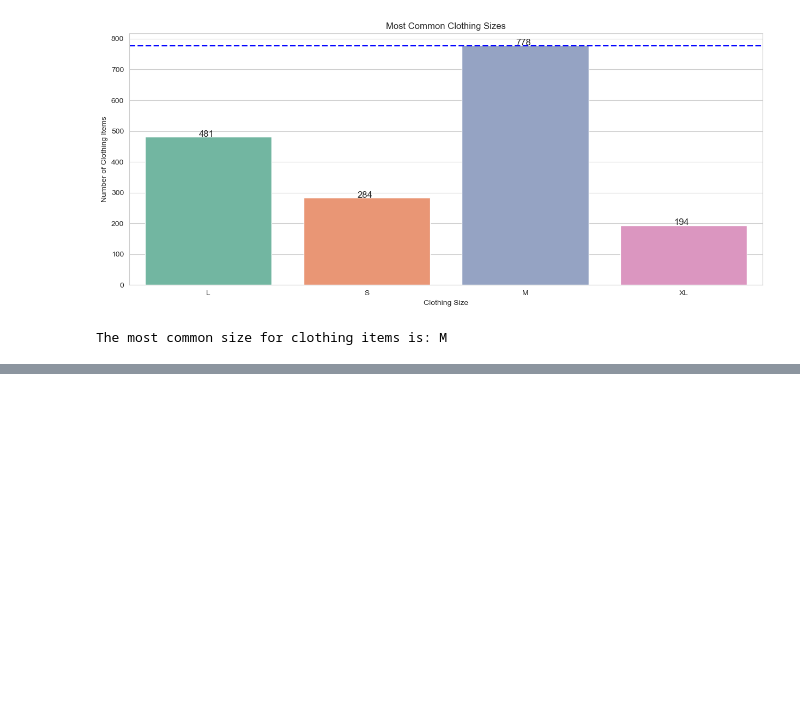
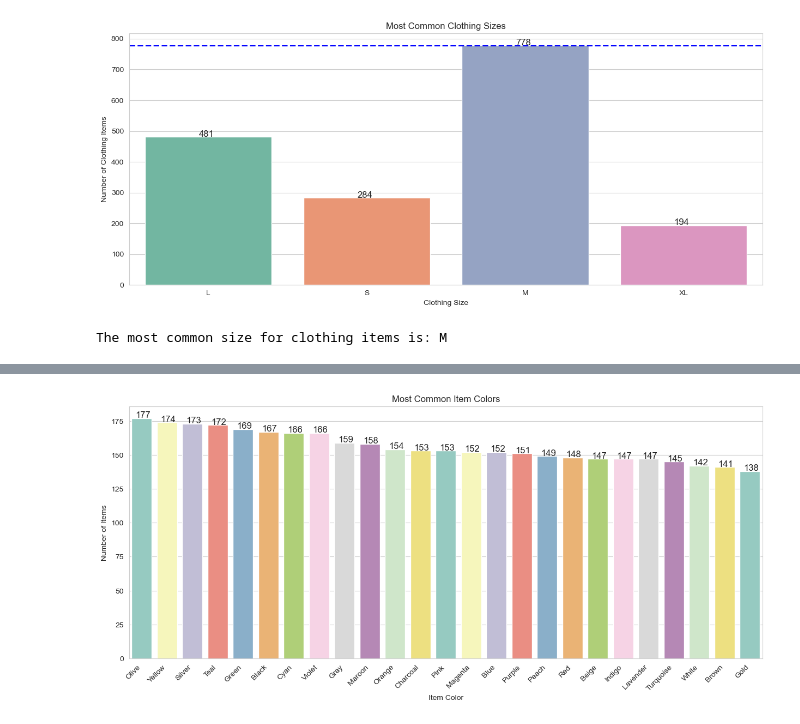
Before and after one commit to noeyislearning/customer-shopping-trends, a Jupyter notebook: generate_report_v1.ipynb, the cells around one changed output, grey strips where cells are left out. Saved outputs shown, nothing was run; the diff lists cells and outputs as text; code cells hidden in the pictures; blank space fills up the shorter version.

```diff
--- a/generate_report_v1.ipynb
+++ b/generate_report_v1.ipynb
@@ -363,0 +374,25 @@ The most common size for clothing items is: M
+# %%
+# Calculate the count of each color for items purchased
+color_counts = df['Color'].value_counts()
+
+# Find the most common color
+most_common_color = color_counts.idxmax()
+
+# Visualize the most common item colors (use Seaborn)
+plt.figure(figsize=(15, 6))
+sns.barplot(x=color_counts.index, y=color_counts, data=df, palette='Set3')
+
+# Add a title and show the plot
+plt.title("Most Common Item Colors")
+plt.xlabel("Item Color")
+plt.ylabel("Number of Items")
+plt.xticks(rotation=45, horizontalalignment='right')
+
+# Add the count of each color above the bars, make the font size bigger
+for p in plt.gca().patches:
+    plt.gca().annotate('{:.0f}'.format(p.get_height()), (p.get_x()+0.15, p.get_height()+0.5), fontsize=12)
+
+# Show the plot
+plt.show()
+# %% [output]
+[figure, added]
```
Also changed, not shown: parts of 5 cells of this notebook.
